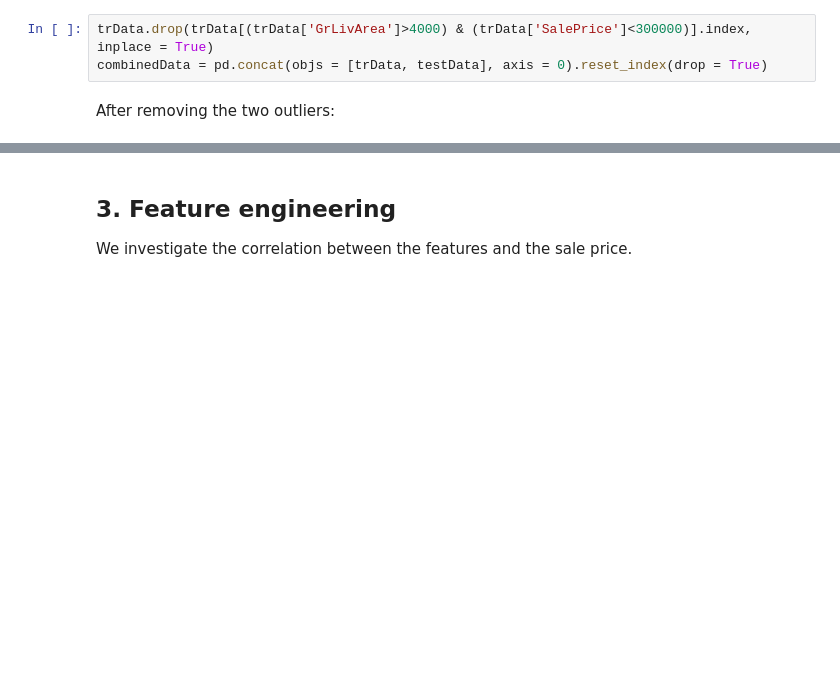
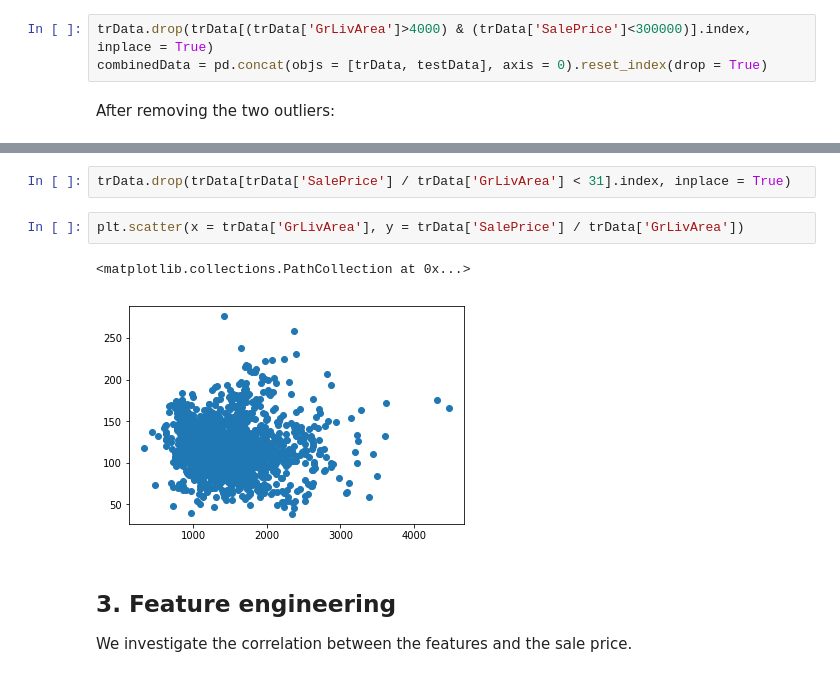
Before and after one commit to hamedrazavi/house_price_prediction_kaggle, a Jupyter notebook: house_prices_prediction_kaggle.ipynb, the cells around one changed output, grey strips where cells are left out. Cells and saved outputs as stored; diff of their text form; blank space fills up the shorter version.

```diff
--- a/house_prices_prediction_kaggle.ipynb
+++ b/house_prices_prediction_kaggle.ipynb
@@ -245,3 +252,10 @@ Text(0.5,0,'GrLivArea')
+# %%
+trData.drop(trData[trData['SalePrice'] / trData['GrLivArea'] < 31].index, inplace = True)
+# %%
+plt.scatter(x = trData['GrLivArea'], y = trData['SalePrice'] / trData['GrLivArea'])
+# %% [output]
+<matplotlib.collections.PathCollection at 0x...>
+[figure, added]
 # %% [markdown]
 ## 3. Feature engineering
 We investigate the correlation between the features and the sale price.
```
Also changed, not shown: parts of 20 cells of this notebook.
